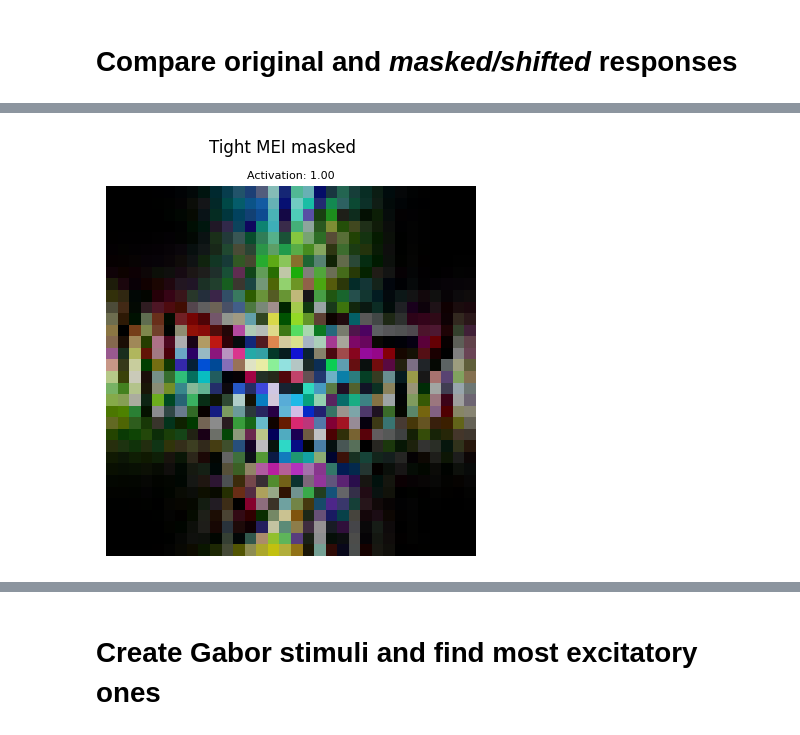
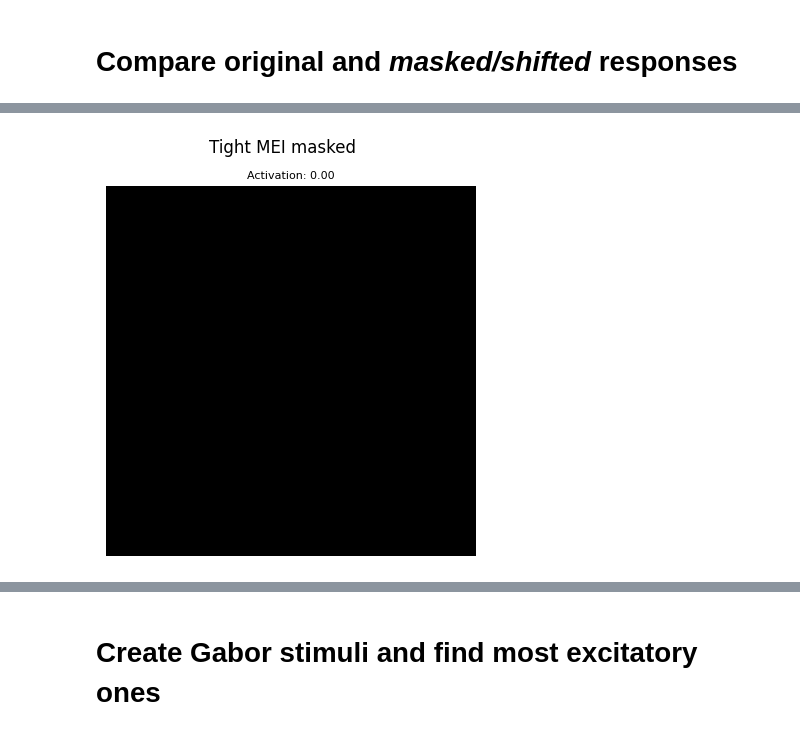
Before and after one commit to lacykaltgr/mei, a Jupyter notebook: examples/example_cifar.ipynb, the cells around one changed output, grey strips where cells are left out. Cells and saved outputs as stored; diff of their text form; code cells hidden in the pictures.

```diff
--- a/examples/example_cifar.ipynb
+++ b/examples/example_cifar.ipynb
@@ -131,14 +128,14 @@ show_image(np.transpose(mei_masked_image, (1, 2, 0)), text="MEI masked", activat
 # %%
 # Tight MEI mask
 
 t_mei_masked_resp, t_mei_masked_image = \
     meip.masked_responses(mask="mei_tight",
                           stdev_size_thr=1,           #fraction of standard dev threshold for size of blobs
-                          filter_sigma=3,             #sigma for final gaussian blur
-                          target_reduction_ratio=0.95) #reduction ratio to achieve for tightening the mask
+                          filter_sigma=100,             #sigma for final gaussian blur
+                          target_reduction_ratio=0.9) #reduction ratio to achieve for tightening the mask
 show_image(np.transpose(t_mei_masked_image, (1, 2, 0)), text="Tight MEI masked", activation=t_mei_masked_resp)
 # %% [output]
-[figure, old version]
+[figure, new version]
 # %%
 # Shifted
 
```
Also changed, not shown: parts of 14 cells of this notebook, 8 other files.
